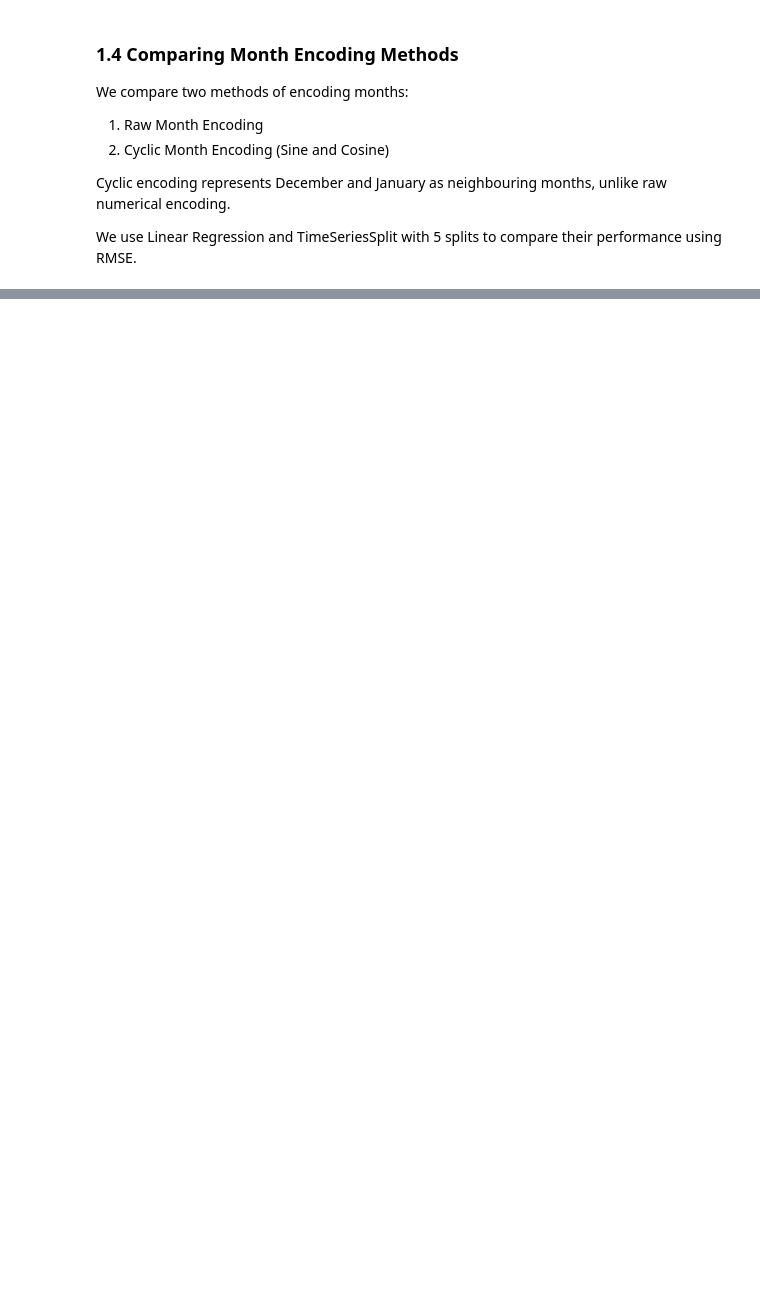
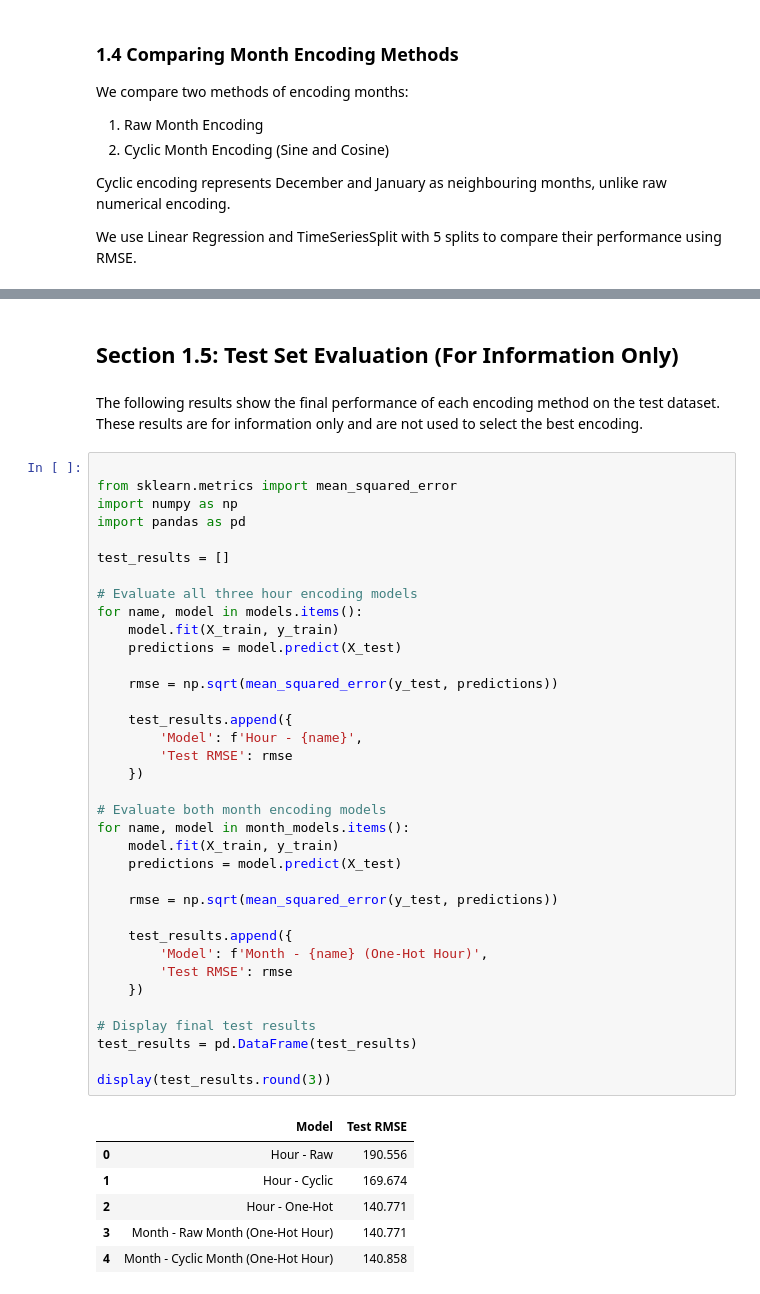
Before and after one commit to abhi-shake-ds/Let_Them_Cook, a Jupyter notebook: notebooks/02-preprocessing.ipynb, the cells around one changed output, grey strips where cells are left out. Saved outputs shown, nothing was run; the diff lists cells and outputs as text; blank space fills up the shorter version.

```diff
--- a/notebooks/02-preprocessing.ipynb
+++ b/notebooks/02-preprocessing.ipynb
@@ -357,0 +334,47 @@ worked slightly better for month in our experiment.
+# %% [markdown]
+## Section 1.5: Test Set Evaluation (For Information Only)
+# %% [markdown]
+The following results show the final performance of each encoding method on the test dataset. These results are for information only and are not used to select the best encoding.
+# %%
+
+from sklearn.metrics import mean_squared_error
+import numpy as np
+import pandas as pd
+
+test_results = []
+
+# Evaluate all three hour encoding models
+for name, model in models.items():
+    model.fit(X_train, y_train)
+    predictions = model.predict(X_test)
+
+    rmse = np.sqrt(mean_squared_error(y_test, predictions))
+
+    test_results.append({
+        'Model': f'Hour - {name}',
+        'Test RMSE': rmse
+    })
+
+# Evaluate both month encoding models
+for name, model in month_models.items():
+    model.fit(X_train, y_train)
+    predictions = model.predict(X_test)
+
+    rmse = np.sqrt(mean_squared_error(y_test, predictions))
+
+    test_results.append({
+        'Model': f'Month - {name} (One-Hot Hour)',
+        'Test RMSE': rmse
+    })
+
+# Display final test results
+test_results = pd.DataFrame(test_results)
+
+display(test_results.round(3))
+# %% [output]
+|  | Model | Test RMSE |
+| 0 | Hour - Raw | 190.556 |
+| 1 | Hour - Cyclic | 169.674 |
+| 2 | Hour - One-Hot | 140.771 |
+| 3 | Month - Raw Month (One-Hot Hour) | 140.771 |
+| 4 | Month - Cyclic Month (One-Hot Hour) | 140.858 |
```
Also changed, not shown: parts of 7 cells of this notebook.
